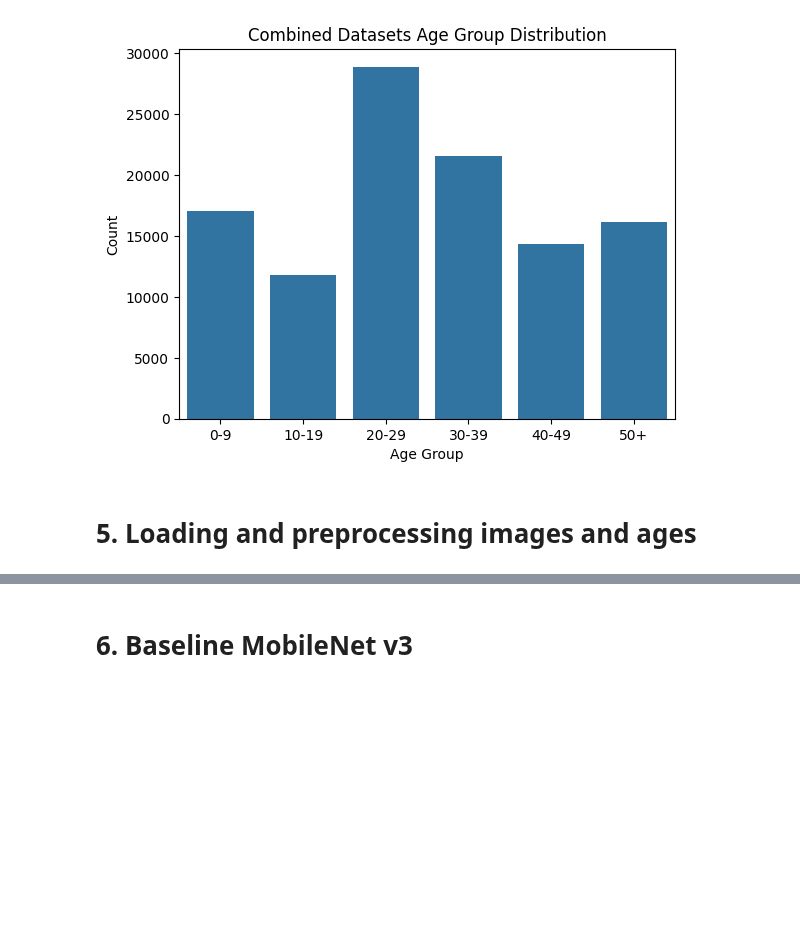
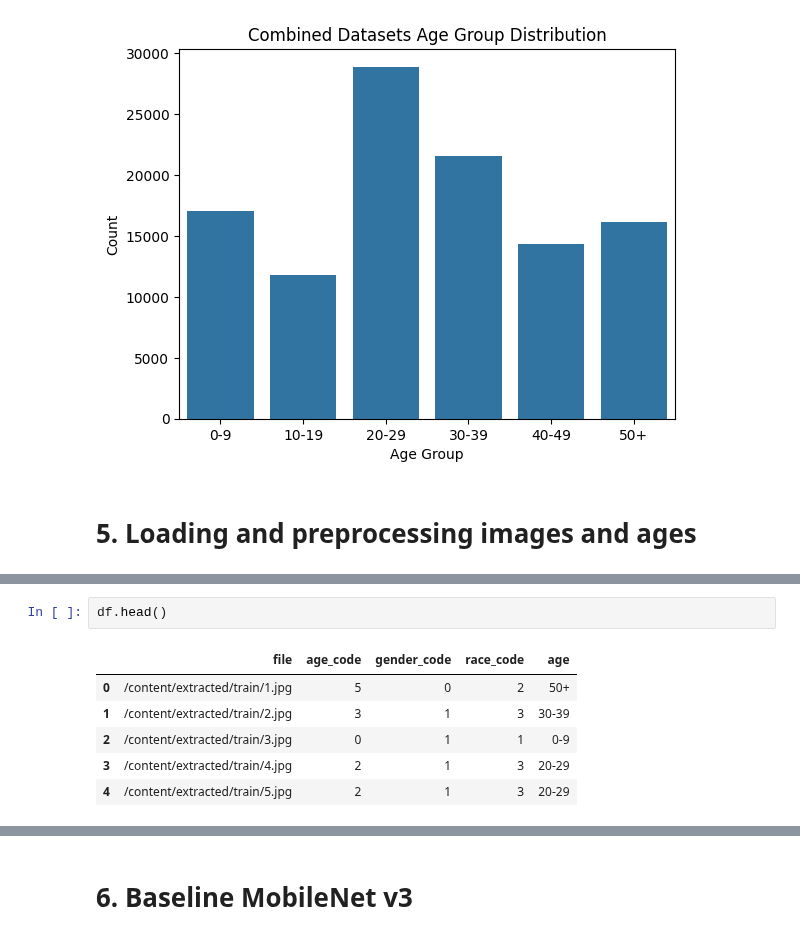
Before and after one commit to mortgad/DLVR, a Jupyter notebook: Baseline.ipynb, the cells around one changed output, grey strips where cells are left out. Drawn from its saved outputs; the diff is of its cells as text; blank space fills up the shorter version.

```diff
--- a/Baseline.ipynb
+++ b/Baseline.ipynb
@@ -820,3 +813,12 @@ plt.show()
+# %%
+df.head()
+# %% [output]
+|  | file | age_code | gender_code | race_code | age |
+| 0 | /content/extracted/train/1.jpg | 5 | 0 | 2 | 50+ |
+| 1 | /content/extracted/train/2.jpg | 3 | 1 | 3 | 30-39 |
+| 2 | /content/extracted/train/3.jpg | 0 | 1 | 1 | 0-9 |
+| 3 | /content/extracted/train/4.jpg | 2 | 1 | 3 | 20-29 |
+| 4 | /content/extracted/train/5.jpg | 2 | 1 | 3 | 20-29 |
 # %%
 import numpy as np
 import pandas as pd
```
Also changed, not shown: parts of 13 cells of this notebook.
